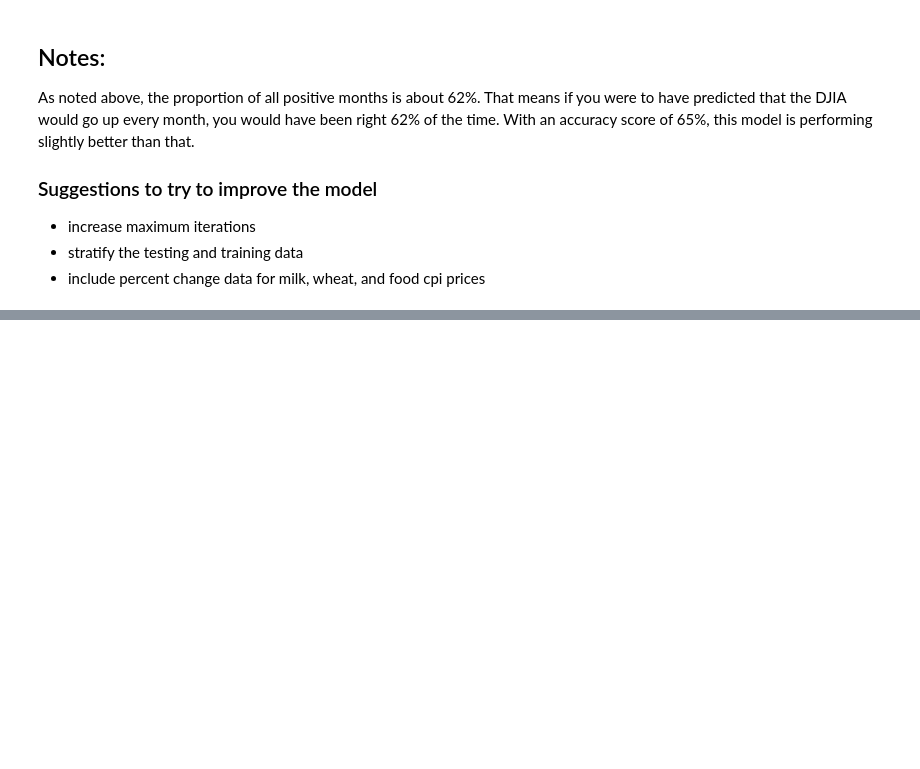
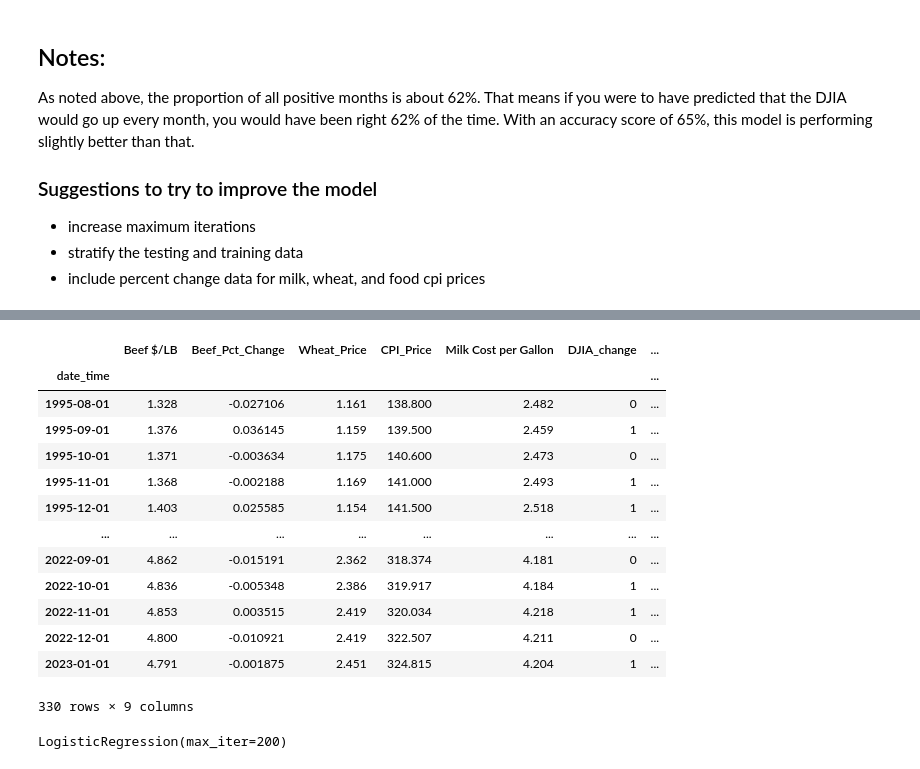
Before and after one commit to CTPim/Three_Meals, a Jupyter notebook: Analysis/ML/same_date/ML_model_1.ipynb, the cells around one changed output, grey strips where cells are left out. Drawn from its saved outputs; the diff is of its cells as text; code cells hidden in the pictures; blank space fills up the shorter version.

Commit message:
2 new attempts at model

```diff
--- a/Analysis/ML/same_date/ML_model_1.ipynb
+++ b/Analysis/ML/same_date/ML_model_1.ipynb
@@ -138,0 +159,3 @@ As noted above, the proportion of all positive months is about 62%. That means i
+# %%
+price_df["Wheat_Pct_Change"] = price_df["Wheat_Price"].pct_change()
+price_df.head()
@@ -138,0 +170,3 @@ As noted above, the proportion of all positive months is about 62%. That means i
+# %%
+price_df["Milk_Pct_Change"] = price_df["Milk Cost per Gallon"].pct_change()
+price_df.head()
@@ -138,0 +181,3 @@ As noted above, the proportion of all positive months is about 62%. That means i
+# %%
+price_df["CPI_Pct_Change"] = price_df["CPI_Price"].pct_change()
+price_df.head()
@@ -138,0 +192,19 @@ As noted above, the proportion of all positive months is about 62%. That means i
+# %%
+# Remove rows with null values
+price_nona_df = price_df.dropna()
+price_nona_df
+# %% [output]
+|  | Beef $/LB | Beef_Pct_Change | Wheat_Price | CPI_Price | Milk Cost per Gallon | DJIA_change | ... |
+| date_time |  |  |  |  |  |  | ... |
+| 1995-08-01 | 1.328 | -0.027106 | 1.161 | 138.800 | 2.482 | 0 | ... |
+| 1995-09-01 | 1.376 | 0.036145 | 1.159 | 139.500 | 2.459 | 1 | ... |
+| 1995-10-01 | 1.371 | -0.003634 | 1.175 | 140.600 | 2.473 | 0 | ... |
+| 1995-11-01 | 1.368 | -0.002188 | 1.169 | 141.000 | 2.493 | 1 | ... |
+| 1995-12-01 | 1.403 | 0.025585 | 1.154 | 141.500 | 2.518 | 1 | ... |
+| ... | ... | ... | ... | ... | ... | ... | ... |
+| 2022-09-01 | 4.862 | -0.015191 | 2.362 | 318.374 | 4.181 | 0 | ... |
+| 2022-10-01 | 4.836 | -0.005348 | 2.386 | 319.917 | 4.184 | 1 | ... |
+| 2022-11-01 | 4.853 | 0.003515 | 2.419 | 320.034 | 4.218 | 1 | ... |
+| 2022-12-01 | 4.800 | -0.010921 | 2.419 | 322.507 | 4.211 | 0 | ... |
+| 2023-01-01 | 4.791 | -0.001875 | 2.451 | 324.815 | 4.204 | 1 | ... |
+330 rows × 9 columns
@@ -138,0 +223,7 @@ As noted above, the proportion of all positive months is about 62%. That means i
+# %%
+# Create logistic regression model
+classifier = LogisticRegression(solver='lbfgs', max_iter=200)
+
+classifier.fit(X_train, y_train)
+# %% [output]
+LogisticRegression(max_iter=200)
```
Also changed, not shown: parts of 30 cells of this notebook.
